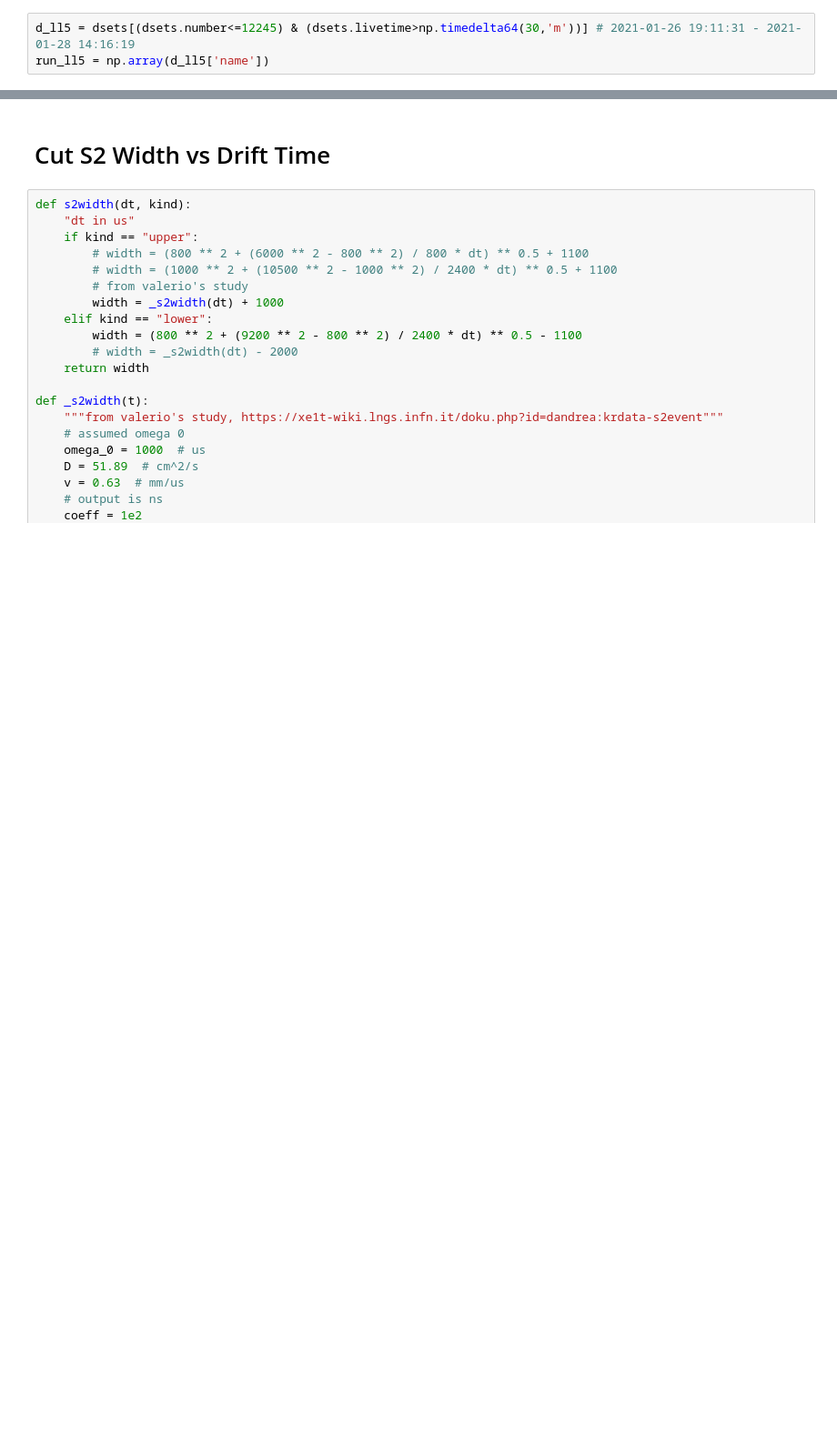
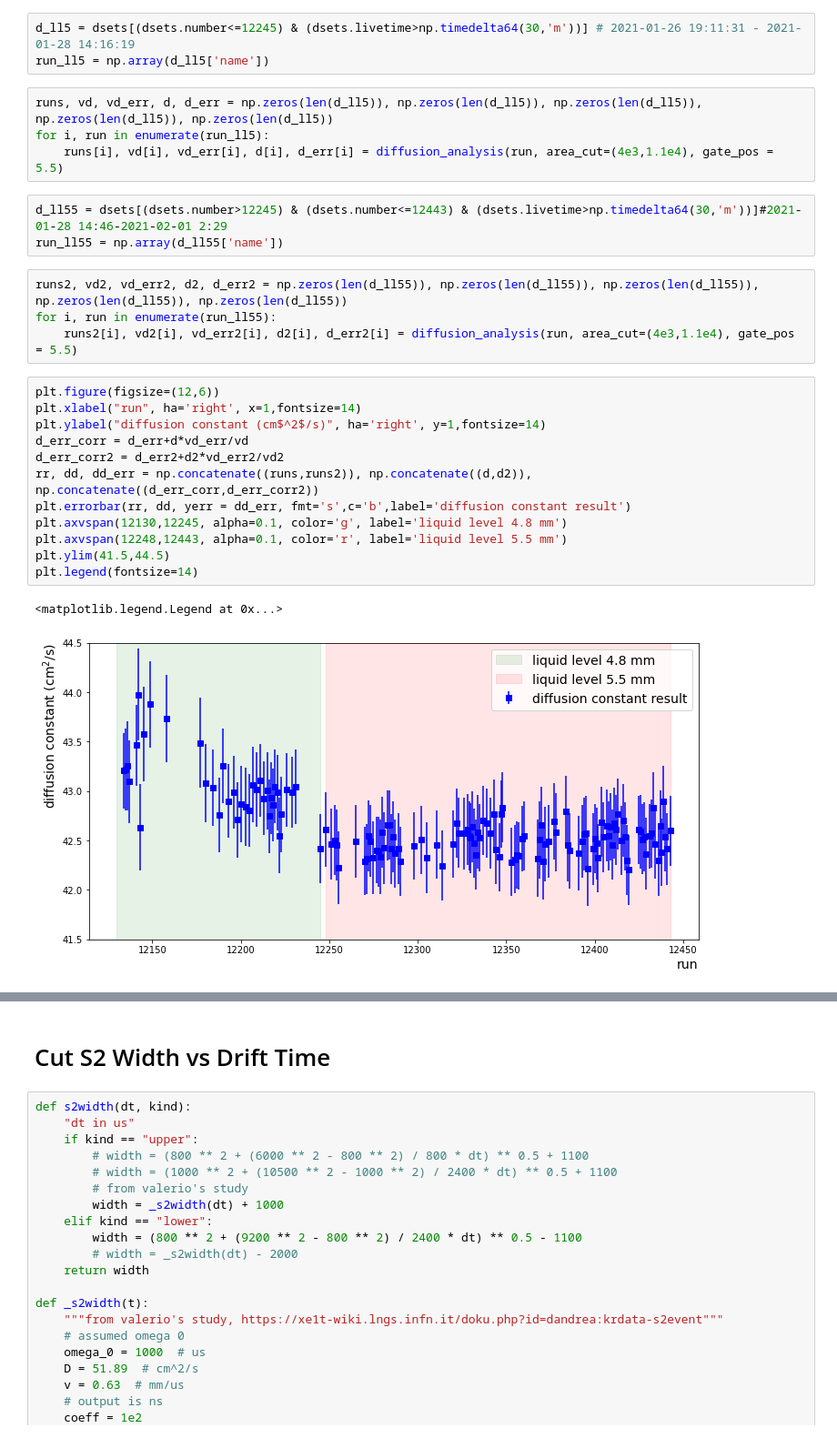
Before and after one commit to valerioda/xenon-note, a Jupyter notebook: fast_response_analysis/diffusion-study_Kr-data.ipynb, the cells around one changed output, grey strips where cells are left out. Shown at 91% size. Drawn from its saved outputs; the diff is of its cells as text; blank space fills up the shorter version.

Commit message:
diffusion study

```diff
--- a/fast_response_analysis/diffusion-study_Kr-data.ipynb
+++ b/fast_response_analysis/diffusion-study_Kr-data.ipynb
@@ -331,3 +143,29 @@ def diffusion_analysis(run_kr, area_cut=(5e3,1.1e4), fit_range=(1,1500), cat_lim
 # %%
 d_ll5 = dsets[(dsets.number<=12245) & (dsets.livetime>np.timedelta64(30,'m'))] # 2021-01-26 19:11:31 - 2021-01-28 14:16:19
 run_ll5 = np.array(d_ll5['name'])
+# %%
+runs, vd, vd_err, d, d_err = np.zeros(len(d_ll5)), np.zeros(len(d_ll5)), np.zeros(len(d_ll5)), np.zeros(len(d_ll5)), np.zeros(len(d_ll5))
+for i, run in enumerate(run_ll5):
+    runs[i], vd[i], vd_err[i], d[i], d_err[i] = diffusion_analysis(run, area_cut=(4e3,1.1e4), gate_pos = 5.5)
+# %%
+d_ll55 = dsets[(dsets.number>12245) & (dsets.number<=12443) & (dsets.livetime>np.timedelta64(30,'m'))]#2021-01-28 14:46-2021-02-01 2:29
+run_ll55 = np.array(d_ll55['name'])
+# %%
+runs2, vd2, vd_err2, d2, d_err2 = np.zeros(len(d_ll55)), np.zeros(len(d_ll55)), np.zeros(len(d_ll55)), np.zeros(len(d_ll55)), np.zeros(len(d_ll55))
+for i, run in enumerate(run_ll55):
+    runs2[i], vd2[i], vd_err2[i], d2[i], d_err2[i] = diffusion_analysis(run, area_cut=(4e3,1.1e4), gate_pos = 5.5)
+# %%
+plt.figure(figsize=(12,6))
+plt.xlabel("run", ha='right', x=1,fontsize=14)
+plt.ylabel("diffusion constant (cm$^2$/s)", ha='right', y=1,fontsize=14)
+d_err_corr = d_err+d*vd_err/vd
+d_err_corr2 = d_err2+d2*vd_err2/vd2
+rr, dd, dd_err = np.concatenate((runs,runs2)), np.concatenate((d,d2)), np.concatenate((d_err_corr,d_err_corr2))
+plt.errorbar(rr, dd, yerr = dd_err, fmt='s',c='b',label='diffusion constant result')
+plt.axvspan(12130,12245, alpha=0.1, color='g', label='liquid level 4.8 mm')
+plt.axvspan(12248,12443, alpha=0.1, color='r', label='liquid level 5.5 mm')
+plt.ylim(41.5,44.5)
+plt.legend(fontsize=14)
+# %% [output]
+<matplotlib.legend.Legend at 0x...>
+[figure, added]
```
Also changed, not shown: parts of 23 cells of this notebook, 1 other file.
